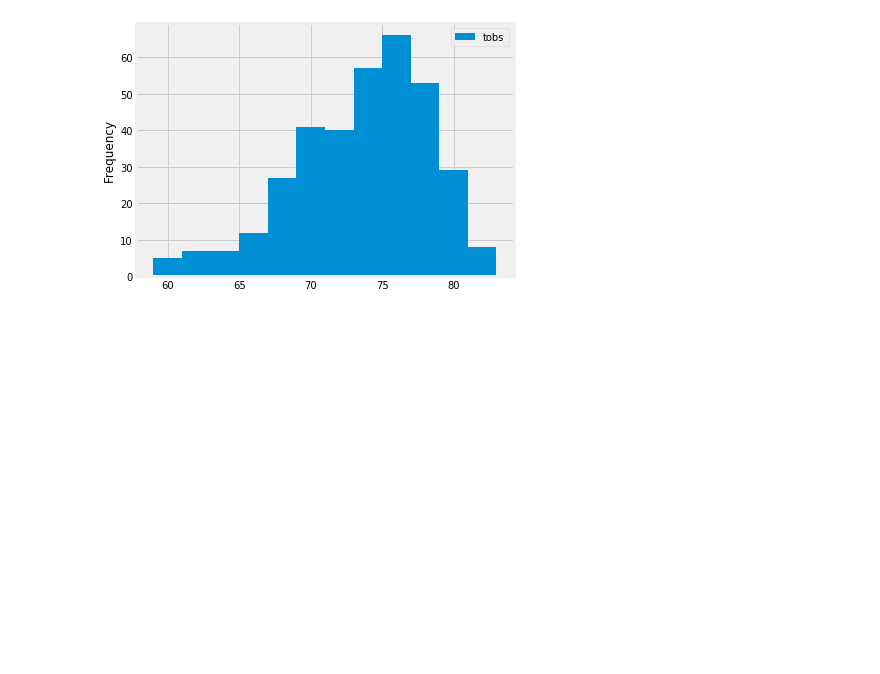
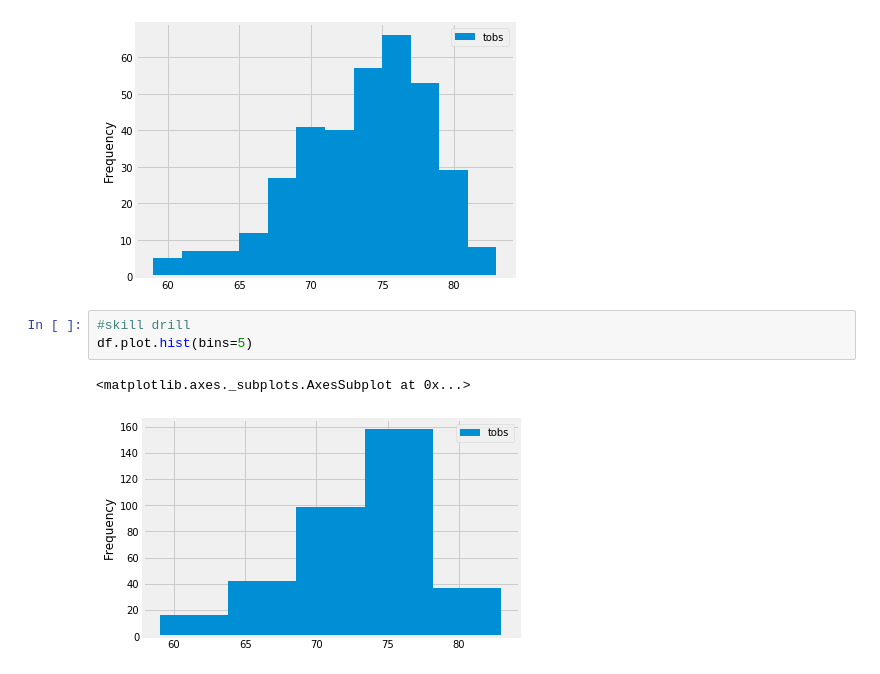
Before and after one commit to hhnguyenn/surfs_up, a Jupyter notebook: climate_analysis.ipynb, the cells around one changed output. Cells and saved outputs as stored; diff of their text form; blank space fills up the shorter version.

```diff
--- a/climate_analysis.ipynb
+++ b/climate_analysis.ipynb
@@ -199,3 +199,9 @@ df.plot.hist(bins=12)
 plt.tight_layout()
 # %% [output]
 [figure]
+# %%
+#skill drill
+df.plot.hist(bins=5)
+# %% [output]
+<matplotlib.axes._subplots.AxesSubplot at 0x...>
+[figure, added]
```
Also changed, not shown: parts of 2 cells of this notebook.
